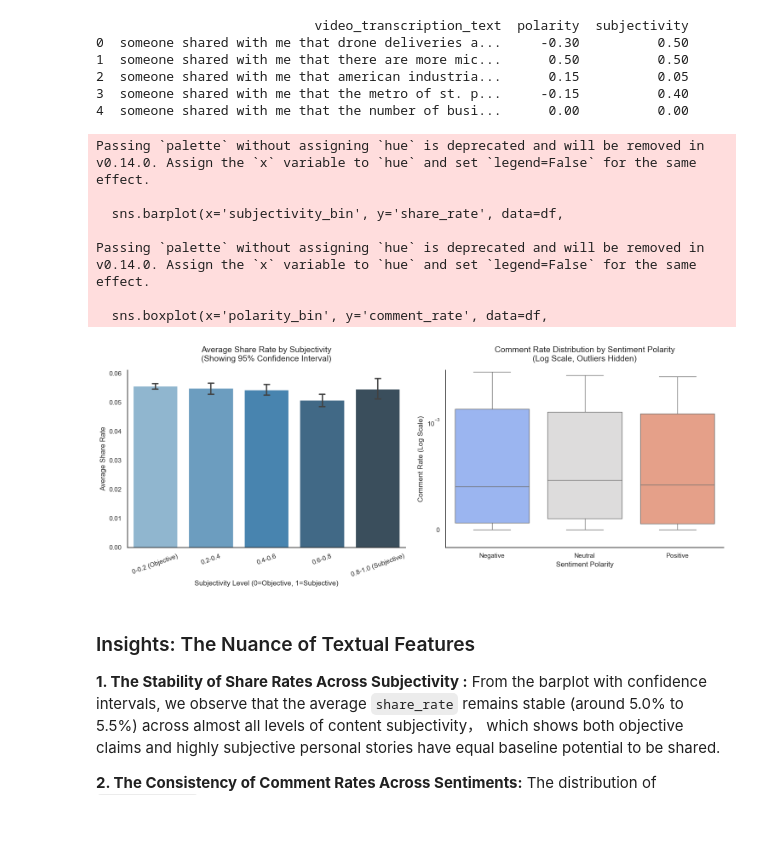
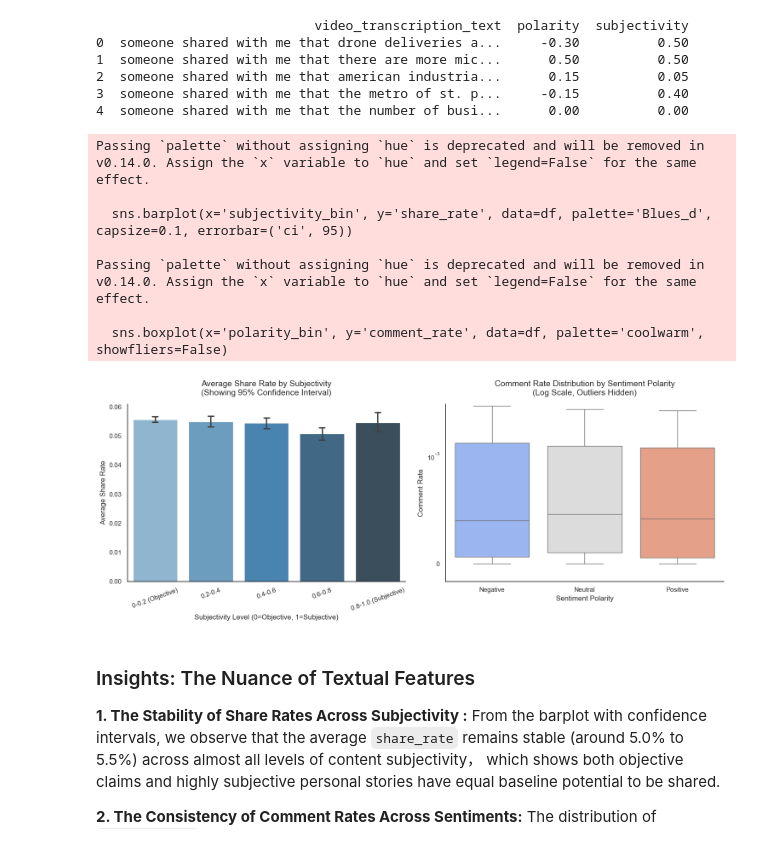
Before and after one commit to shengxz3/tiktok-virality-analysis, a Jupyter notebook: tiktok_virality_analysis.ipynb, the cells around one changed output. Drawn from its saved outputs; the diff is of its cells as text; code cells hidden in the pictures.

```diff
--- a/tiktok_virality_analysis.ipynb
+++ b/tiktok_virality_analysis.ipynb
@@ -230,43 +229,39 @@ print(df[['video_transcription_text', 'polarity', 'subjectivity']].head())
 # %%
 
 df['subjectivity_bin'] = pd.cut(df['subjectivity'], bins=5,
                                 labels=['0-0.2 (Objective)', '0.2-0.4', '0.4-0.6', '0.6-0.8', '0.8-1.0 (Subjective)'])
 
 df['polarity_bin'] = pd.cut(df['polarity'], bins=[-1, -0.3, 0.3, 1],
                             labels=['Negative', 'Neutral', 'Positive'])
 
 sns.set_theme(style="white", context="notebook")
 plt.figure(figsize=(15, 6))
-
 plt.subplot(1, 2, 1)
-sns.barplot(x='subjectivity_bin', y='share_rate', data=df,
-            palette='Blues_d', capsize=0.1, errorbar=('ci', 95))
+sns.barplot(x='subjectivity_bin', y='share_rate', data=df, palette='Blues_d', capsize=0.1, errorbar=('ci', 95))
 plt.title('Average Share Rate by Subjectivity\n(Showing 95% Confidence Interval)', fontsize=14, pad=15)
 plt.xlabel('Subjectivity Level (0=Objective, 1=Subjective)', fontsize=12)
 plt.ylabel('Average Share Rate', fontsize=12)
 plt.xticks(rotation=20)
 sns.despine()
 
 plt.subplot(1, 2, 2)
-sns.boxplot(x='polarity_bin', y='comment_rate', data=df,
-            palette='coolwarm', showfliers=False)
+sns.boxplot(x='polarity_bin', y='comment_rate', data=df, palette='coolwarm', showfliers=False)
 plt.yscale('symlog', linthresh=0.001)
 plt.title('Comment Rate Distribution by Sentiment Polarity\n(Log Scale, Outliers Hidden)', fontsize=14, pad=15)
 plt.xlabel('Sentiment Polarity', fontsize=12)
-plt.ylabel('Comment Rate (Log Scale)', fontsize=12)
+plt.ylabel('Comment Rate', fontsize=12)
 sns.despine()
-
 plt.tight_layout()
 plt.show()
 # %% [output]
 Passing `palette` without assigning `hue` is deprecated and will be removed in v0.14.0. Assign the `x` variable to `hue` and set `legend=False` for the same effect.
 
-  sns.barplot(x='subjectivity_bin', y='share_rate', data=df,
+  sns.barplot(x='subjectivity_bin', y='share_rate', data=df, palette='Blues_d', capsize=0.1, errorbar=('ci', 95))
 
 Passing `palette` without assigning `hue` is deprecated and will be removed in v0.14.0. Assign the `x` variable to `hue` and set `legend=False` for the same effect.
 
-  sns.boxplot(x='polarity_bin', y='comment_rate', data=df,
+  sns.boxplot(x='polarity_bin', y='comment_rate', data=df, palette='coolwarm', showfliers=False)
-[figure, old version]
+[figure, new version]
 # %% [markdown]
 ### Insights: The Nuance of Textual Features
 
```
Also changed, not shown: parts of 5 cells of this notebook.
